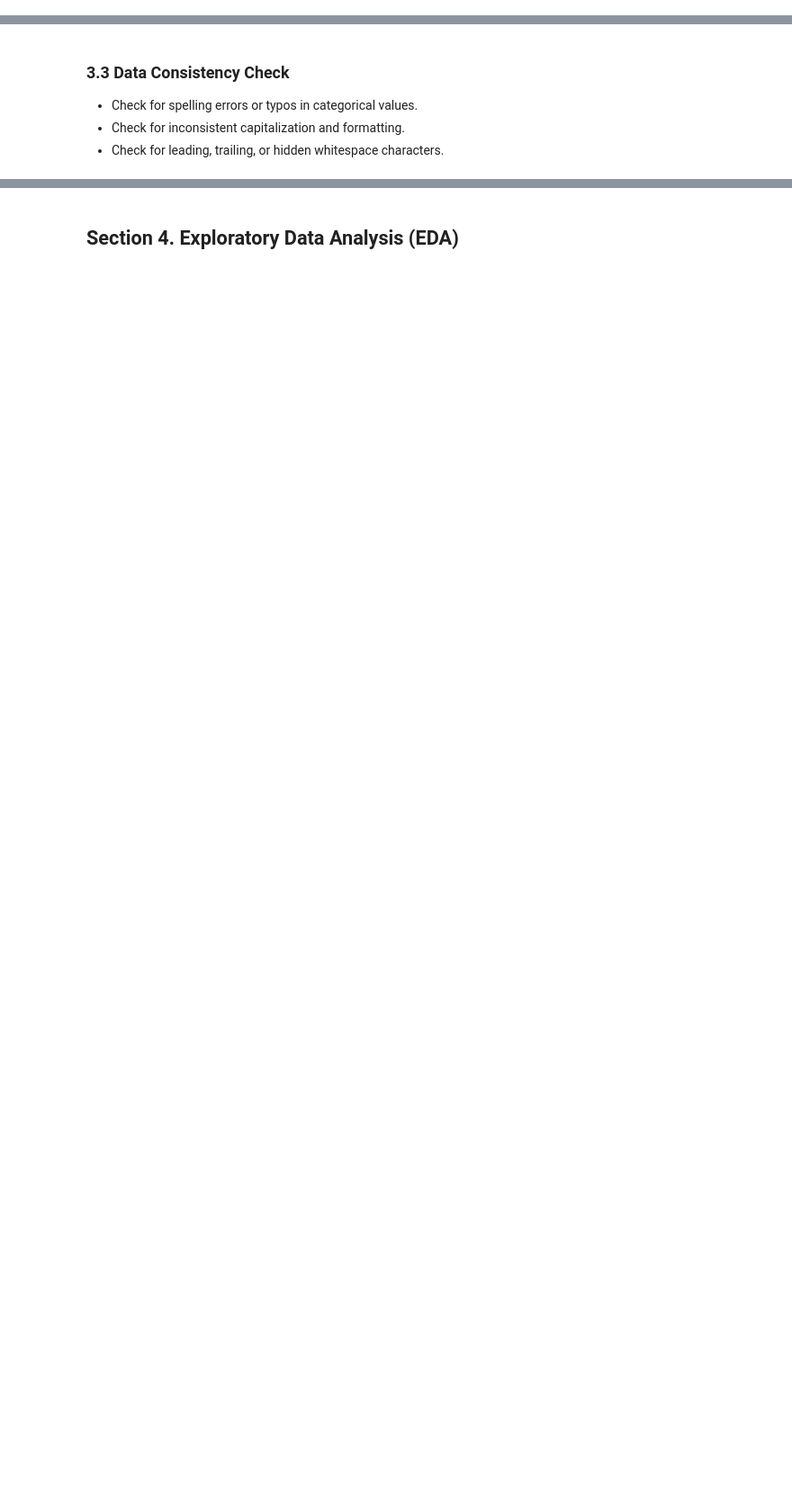
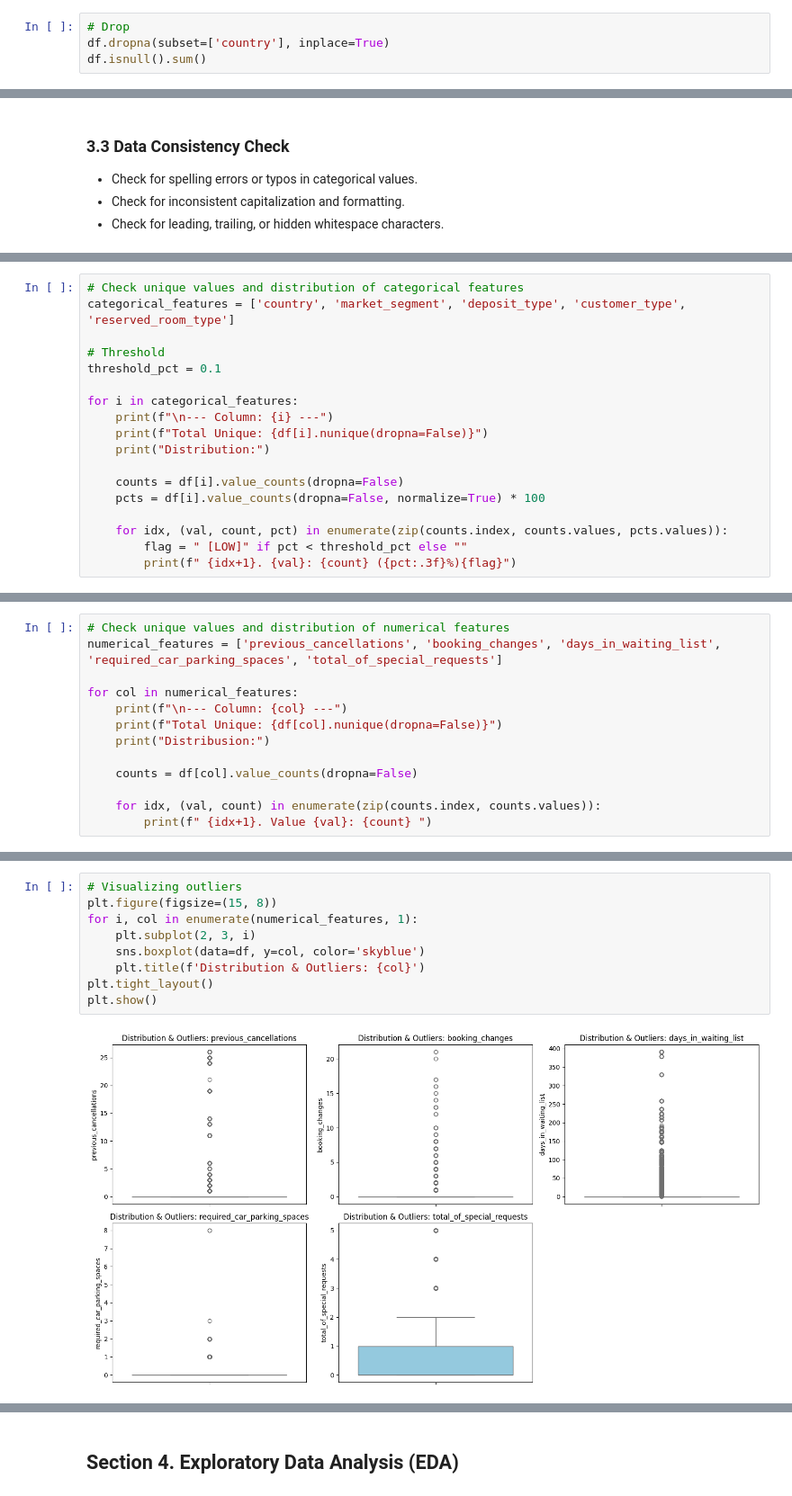
Before and after one commit to rafiandrianto/Capstone3, a Jupyter notebook: notebook/1.0-bdp-notebook.ipynb, the cells around one changed output, grey strips where cells are left out. Shown at 90% size. Saved outputs shown, nothing was run; the diff lists cells and outputs as text; blank space fills up the shorter version.

```diff
--- a/notebook/1.0-bdp-notebook.ipynb
+++ b/notebook/1.0-bdp-notebook.ipynb
@@ -286,0 +210,4 @@ The country column contains 351 missing values.
+# %%
+# Drop
+df.dropna(subset=['country'], inplace=True)
+df.isnull().sum()
@@ -326,0 +262,18 @@ See https://pandas.pydata.org/docs/user_guide/migration-3-strings.html#string-mi
+# %%
+# Check unique values and distribution of categorical features
+categorical_features = ['country', 'market_segment', 'deposit_type', 'customer_type', 'reserved_room_type']
+
+# Threshold
+threshold_pct = 0.1
+
+for i in categorical_features:
+    print(f"\n--- Column: {i} ---")
+    print(f"Total Unique: {df[i].nunique(dropna=False)}")
+    print("Distribution:")
+
+    counts = df[i].value_counts(dropna=False)
+    pcts = df[i].value_counts(dropna=False, normalize=True) * 100
+
+    for idx, (val, count, pct) in enumerate(zip(counts.index, counts.values, pcts.values)):
+        flag = " [LOW]" if pct < threshold_pct else ""
+        print(f" {idx+1}. {val}: {count} ({pct:.3f}%){flag}")
@@ -326,0 +322,13 @@ See https://pandas.pydata.org/docs/user_guide/migration-3-strings.html#string-mi
+# %%
+# Check unique values and distribution of numerical features
+numerical_features = ['previous_cancellations', 'booking_changes', 'days_in_waiting_list', 'required_car_parking_spaces', 'total_of_special_requests']
+
+for col in numerical_features:
+    print(f"\n--- Column: {col} ---")
+    print(f"Total Unique: {df[col].nunique(dropna=False)}")
+    print("Distribusion:")
+
+    counts = df[col].value_counts(dropna=False)
+
+    for idx, (val, count) in enumerate(zip(counts.index, counts.values)):
+        print(f" {idx+1}. Value {val}: {count} ")
@@ -326,0 +353,11 @@ See https://pandas.pydata.org/docs/user_guide/migration-3-strings.html#string-mi
+# %%
+# Visualizing outliers
+plt.figure(figsize=(15, 8))
+for i, col in enumerate(numerical_features, 1):
+    plt.subplot(2, 3, i)
+    sns.boxplot(data=df, y=col, color='skyblue')
+    plt.title(f'Distribution & Outliers: {col}')
+plt.tight_layout()
+plt.show()
+# %% [output]
+[figure, added]
```
Also changed, not shown: parts of 70 cells of this notebook.
